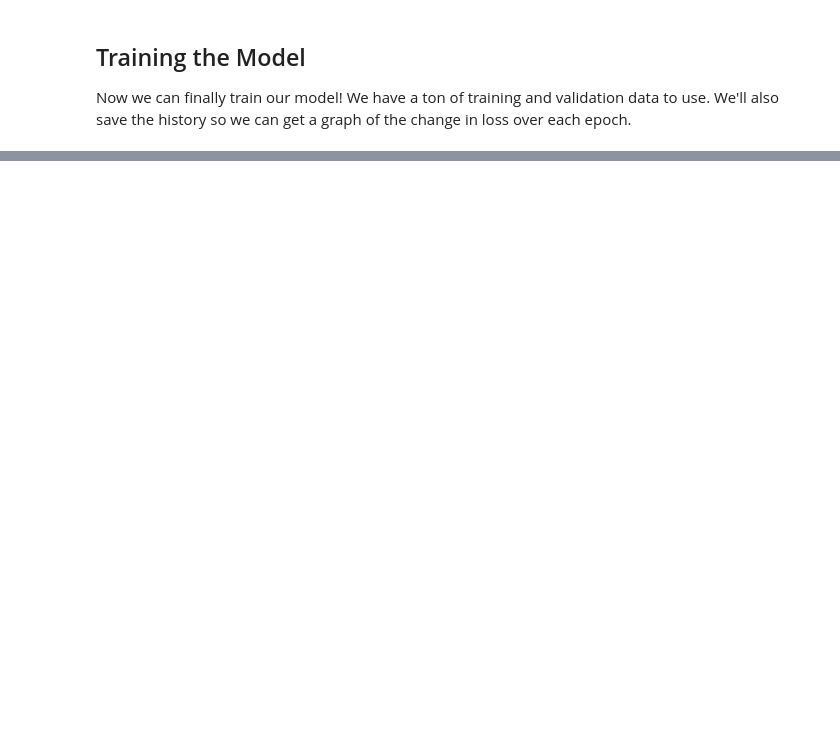
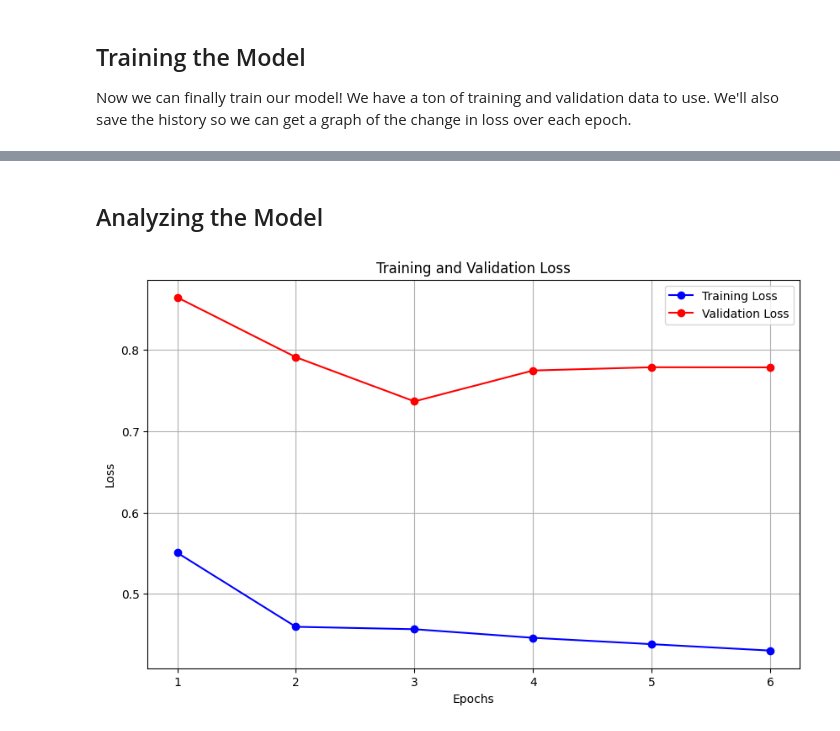
Before and after one commit to Jeshwin/CHROME_2023, a Jupyter notebook: app.ipynb, the cells around one changed output, grey strips where cells are left out. Saved outputs shown, nothing was run; the diff lists cells and outputs as text; code cells hidden in the pictures; blank space fills up the shorter version.

Commit message:
THE MODEL RUNS!!!

```diff
--- a/app.ipynb
+++ b/app.ipynb
@@ -355,7 +460,7 @@ My model is an encoder-decoder architecture, with a CNN for the encoder, a feedf
 # %% [markdown]
 ### Encoder
 # %%
-input_strokes = layers.Input(shape=(64, 64, 2))
+input_strokes = layers.Input(shape=(48, 32, 2), name="Encoder_Input")
 x = layers.Conv2D(64, kernel_size=(3, 3), padding="same")(input_strokes)
 x = layers.MaxPooling2D((2, 2))(x)
 x = layers.Conv2D(128, kernel_size=(3, 3), padding="same")(x)
@@ -364,8 +469,9 @@ x = layers.Conv2D(256, kernel_size=(3, 3), padding="same")(x)
 x = layers.MaxPooling2D((2, 2))(x)
 x = layers.Conv2D(512, kernel_size=(3, 3), padding="same")(x)
 x = layers.MaxPooling2D((2, 2))(x)
+x = layers.Flatten()(x)
 
-latent_space = layers.Dense(1024, activation="relu")(x)
+latent_space = layers.Dense(1024, activation="relu", name="Latent_Space")(x)
 latent_space = layers.Dense(512, activation="relu")(latent_space)
 latent_space = layers.Dense(512, activation="relu")(latent_space)
 latent_space = layers.Dense(512, activation="relu")(latent_space)
@@ -373,22 +479,23 @@ latent_space = layers.Dense(512, activation="relu")(latent_space)
 # %% [markdown]
 ### Decoder
 # %%
-latent_space_h = layers.Dense(256, activation="relu")(latent_space)
-latent_space_c = layers.Dense(256, activation="relu")(latent_space)
+latent_space_h = layers.Dense(256, activation="relu", name="LSTM_Hidden_Layer")(latent_space)
+latent_space_c = layers.Dense(256, activation="relu", name="LSTM_Cell_Layer")(latent_space)
 
-decoder_input = layers.Input(shape=(None,))
-decoder_embedding = layers.Embedding(input_dim=vectorizer.vocabulary_size(), output_dim=128)(
+decoder_input = layers.Input(shape=(None,), name="Decoder_Input")
+decoder_embedding = layers.Embedding(input_dim=vectorizer.vocabulary_size(), output_dim=128, name="Decoder_Embedding")(
     decoder_input
 )
-decoder_lstm = layers.LSTM(128, return_sequences=True)
+decoder_lstm = layers.LSTM(256, return_sequences=True, name="Decoder_LSTM")
 decoder_output = decoder_lstm(
     decoder_embedding, initial_state=[latent_space_h, latent_space_c]
 )
 # %% [markdown]
 ### Output
 # %%
-output = layers.Dense(vectorizer.vocabulary_size(), activation="softmax")(decoder_output)
+output = layers.Dense(vectorizer.vocabulary_size(), activation="softmax", name="Decoder_Output")(decoder_output)
 model = keras.Model([input_strokes, decoder_input], output)
 model.compile(
     optimizer="adam", loss="sparse_categorical_crossentropy", metrics=["accuracy"]
 )
+model.summary()
@@ -398,12 +527,12 @@ model.compile(
 Now we can finally train our model! We have a ton of training and validation data to use. We'll also save the history so we can get a graph of the change in loss over each epoch.
 # %%
 history = model.fit(
-    train,
-    validation_data=validation,
+    pp_train,
+    validation_data=pp_validation,
     epochs=20,
     verbose=1,
     callbacks=[
         tf.keras.callbacks.EarlyStopping(patience=3, restore_best_weights=True),
-        tf.keras.callbacks.ModelCheckpoint("model_checkpoint.h5", save_best_only=True),
+        tf.keras.callbacks.ModelCheckpoint("model_checkpoint.keras", save_best_only=True),
     ],
 )
@@ -409,0 +605,24 @@ history = model.fit(
+# %% [markdown]
+## Analyzing the Model
+# %%
+# Retrieve the loss and validation loss
+train_loss = history.history['loss']
+val_loss = history.history['val_loss']
+
+# Retrieve the number of epochs
+epochs = range(1, len(train_loss) + 1)
+
+# Plot training and validation loss
+plt.figure(figsize=(10, 6))
+plt.plot(epochs, train_loss, 'bo-', label='Training Loss')  # Blue dots for training loss
+plt.plot(epochs, val_loss, 'ro-', label='Validation Loss')  # Red dots for validation loss
+plt.title('Training and Validation Loss')
+plt.xlabel('Epochs')
+plt.ylabel('Loss')
+plt.legend()
+plt.grid()
+
+# Show the plot
+plt.show()
+# %% [output]
+[figure, added]
```
Also changed, not shown: parts of 15 cells of this notebook.
